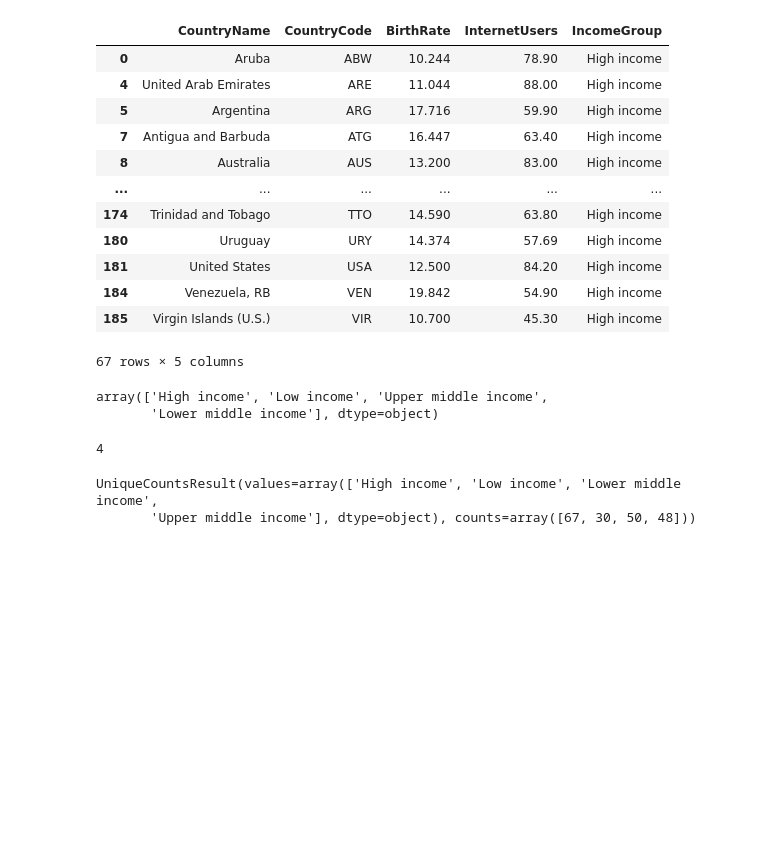
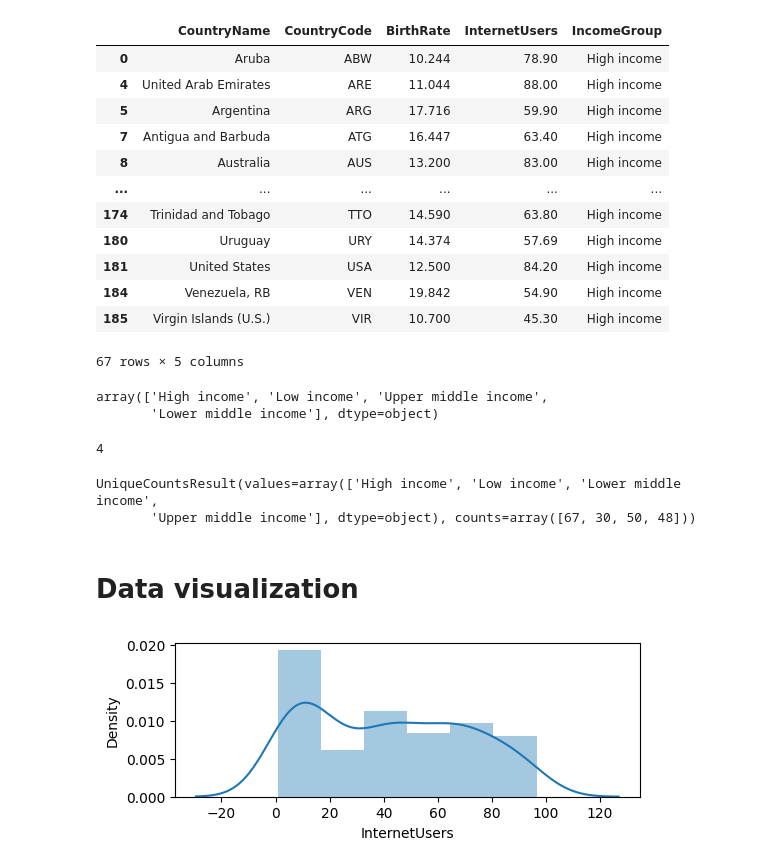
Before and after one commit to Abhinav-sai-k/Numpy-and-Pandas, a Jupyter notebook: introduction_to_pandas.ipynb, the cells around one changed output. Cells and saved outputs as stored; diff of their text form; code cells hidden in the pictures; blank space fills up the shorter version.

```diff
--- a/introduction_to_pandas.ipynb
+++ b/introduction_to_pandas.ipynb
@@ -389,3 +387,17 @@ np.unique_counts(df.IncomeGroup)
 # %% [output]
 UniqueCountsResult(values=array(['High income', 'Low income', 'Lower middle income',
        'Upper middle income'], dtype=object), counts=array([67, 30, 50, 48]))
+# %% [markdown]
+# Data **visualization**
+# %%
+import matplotlib.pyplot as plt
+import seaborn as sns
+
+%matplotlib inline
+plt.rcParams['figure.figsize'] = (6,2)
+import warnings
+warnings.filterwarnings('ignore')
+# %%
+plt1 = sns.distplot(df.InternetUsers)  #Dist plot is distributions plot(In this case uni variate analysis)
+# %% [output]
+[figure, added]
```
Also changed, not shown: parts of 7 cells of this notebook.
